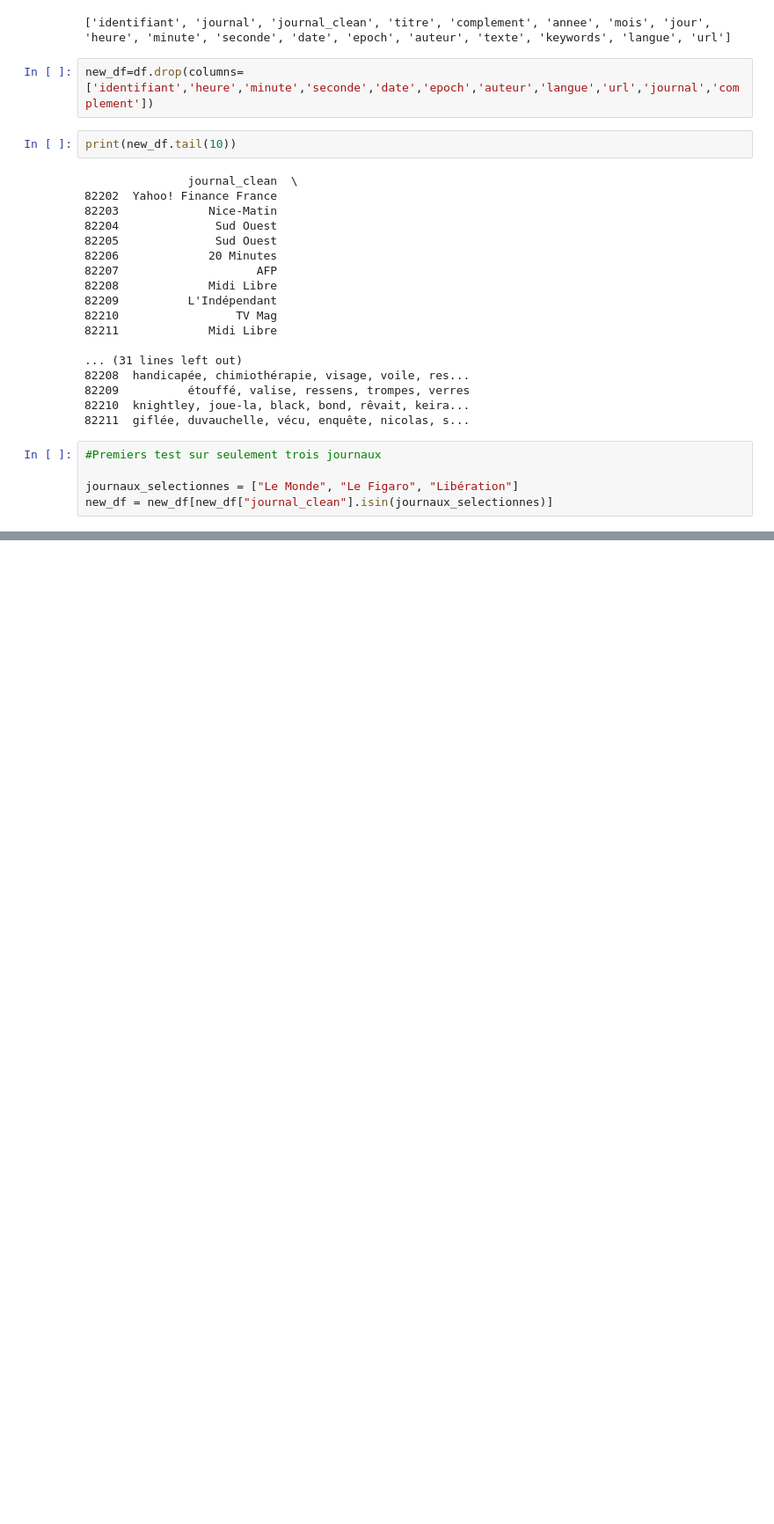
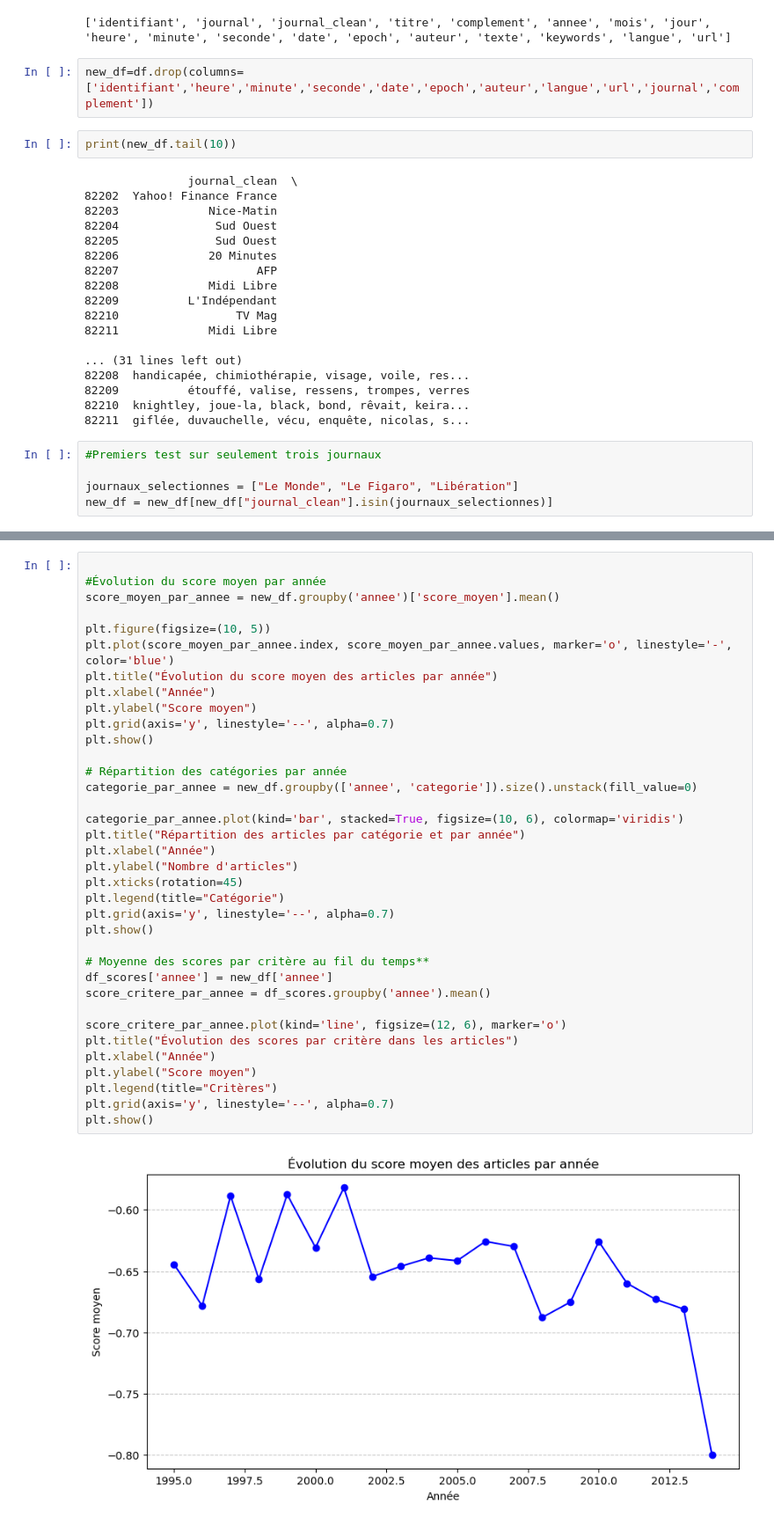
Before and after one commit to apazparedes/PSSD, a Jupyter notebook: main.ipynb, the cells around one changed output, grey strips where cells are left out. Shown at 88% size. Saved outputs shown, nothing was run; the diff lists cells and outputs as text; blank space fills up the shorter version.

```diff
--- a/main.ipynb
+++ b/main.ipynb
@@ -370,0 +381,38 @@ plt.show()
+# %%
+
+#Évolution du score moyen par année
+score_moyen_par_annee = new_df.groupby('annee')['score_moyen'].mean()
+
+plt.figure(figsize=(10, 5))
+plt.plot(score_moyen_par_annee.index, score_moyen_par_annee.values, marker='o', linestyle='-', color='blue')
+plt.title("Évolution du score moyen des articles par année")
+plt.xlabel("Année")
+plt.ylabel("Score moyen")
+plt.grid(axis='y', linestyle='--', alpha=0.7)
+plt.show()
+
+# Répartition des catégories par année
+categorie_par_annee = new_df.groupby(['annee', 'categorie']).size().unstack(fill_value=0)
+
+categorie_par_annee.plot(kind='bar', stacked=True, figsize=(10, 6), colormap='viridis')
+plt.title("Répartition des articles par catégorie et par année")
+plt.xlabel("Année")
+plt.ylabel("Nombre d'articles")
+plt.xticks(rotation=45)
+plt.legend(title="Catégorie")
+plt.grid(axis='y', linestyle='--', alpha=0.7)
+plt.show()
+
+# Moyenne des scores par critère au fil du temps**
+df_scores['annee'] = new_df['annee']
+score_critere_par_annee = df_scores.groupby('annee').mean()
+
+score_critere_par_annee.plot(kind='line', figsize=(12, 6), marker='o')
+plt.title("Évolution des scores par critère dans les articles")
+plt.xlabel("Année")
+plt.ylabel("Score moyen")
+plt.legend(title="Critères")
+plt.grid(axis='y', linestyle='--', alpha=0.7)
+plt.show()
+# %% [output]
+[figure, added]
```
Also changed, not shown: parts of 14 cells of this notebook.
